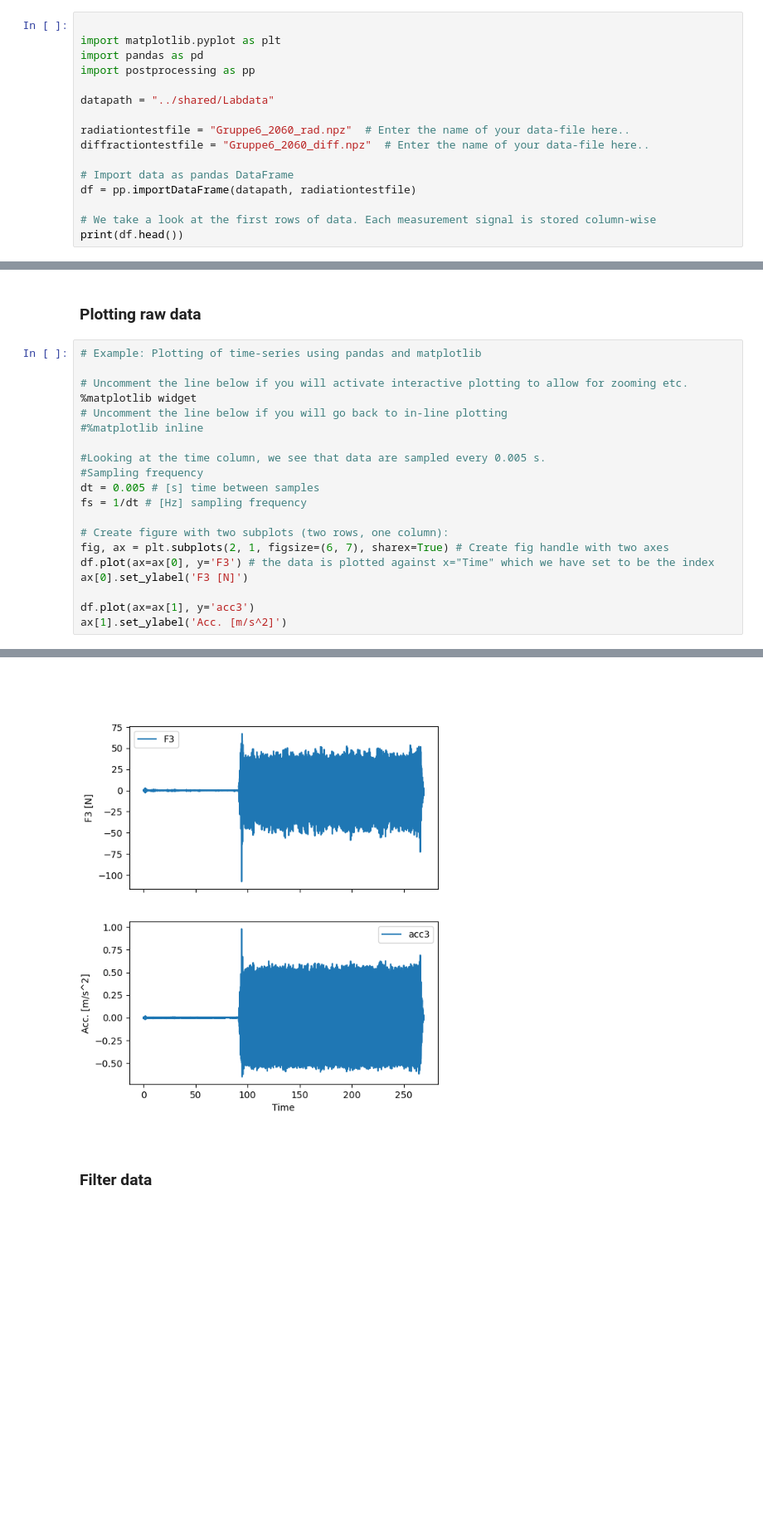
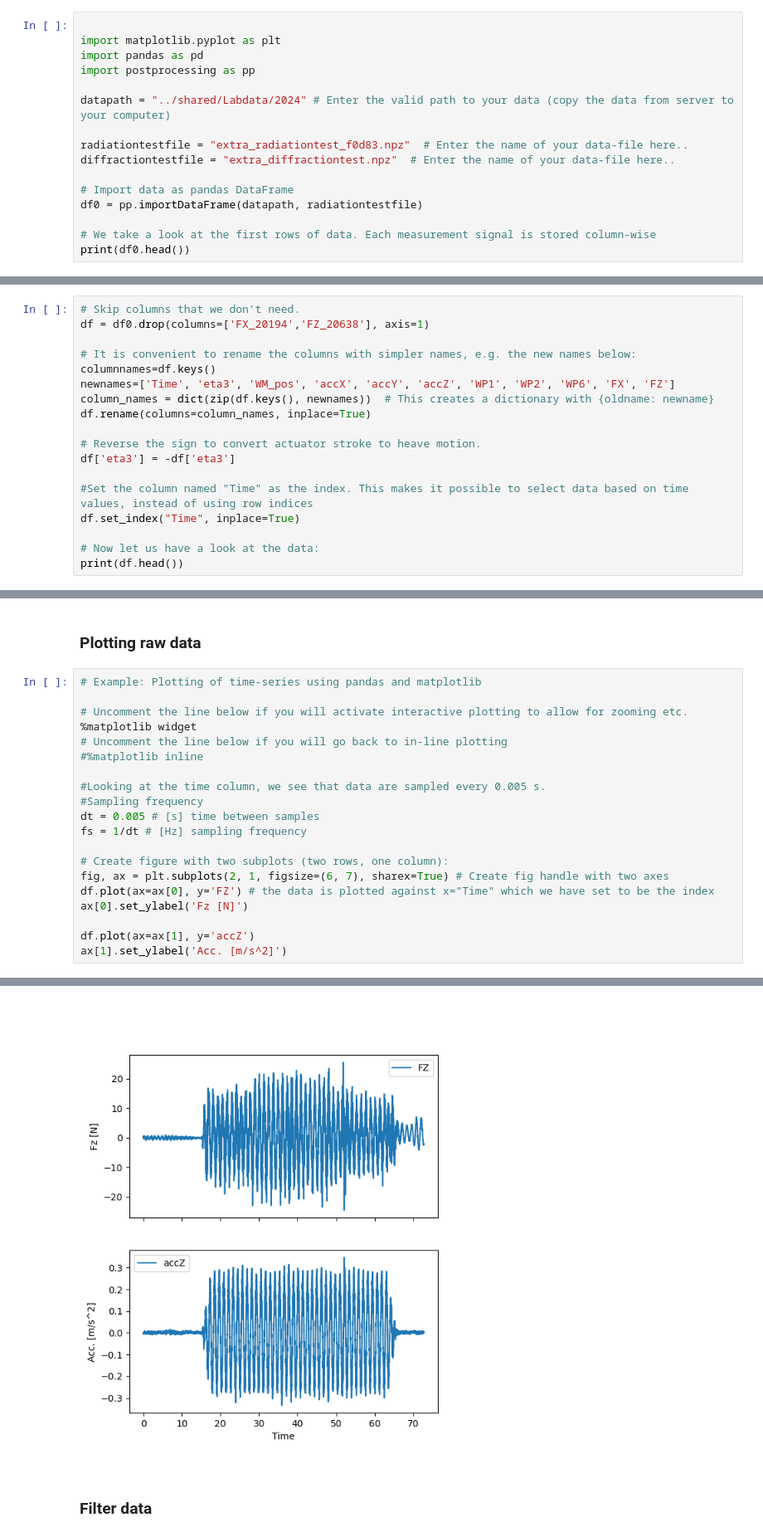
Before and after one commit to hydrodavid/tmr4247, a Jupyter notebook: lab_exercise-2024.ipynb, the cells around one changed output, grey strips where cells are left out. Shown at 83% size. Saved outputs shown, nothing was run; the diff lists cells and outputs as text; blank space fills up the shorter version.

```diff
--- a/lab_exercise-2024.ipynb
+++ b/lab_exercise-2024.ipynb
@@ -63,14 +63,14 @@ import matplotlib.pyplot as plt
 import pandas as pd
 import postprocessing as pp
 
-datapath = "../shared/Labdata"
+datapath = "../shared/Labdata/2024" # Enter the valid path to your data (copy the data from server to your computer)
 
-radiationtestfile = "Gruppe6_2060_rad.npz"  # Enter the name of your data-file here..
-diffractiontestfile = "Gruppe6_2060_diff.npz"  # Enter the name of your data-file here..
+radiationtestfile = "extra_radiationtest_f0d83.npz"  # Enter the name of your data-file here..
+diffractiontestfile = "extra_diffractiontest.npz"  # Enter the name of your data-file here..
 
 # Import data as pandas DataFrame
-df = pp.importDataFrame(datapath, radiationtestfile)
+df0 = pp.importDataFrame(datapath, radiationtestfile)
 
 # We take a look at the first rows of data. Each measurement signal is stored column-wise
-print(df.head())
+print(df0.head())
 # %% [output]
@@ -129,0 +99,18 @@ Time
+# %%
+# Skip columns that we don't need.
+df = df0.drop(columns=['FX_20194','FZ_20638'], axis=1)
+
+# It is convenient to rename the columns with simpler names, e.g. the new names below:
+columnnames=df.keys()
+newnames=['Time', 'eta3', 'WM_pos', 'accX', 'accY', 'accZ', 'WP1', 'WP2', 'WP6', 'FX', 'FZ']
+column_names = dict(zip(df.keys(), newnames))  # This creates a dictionary with {oldname: newname}
+df.rename(columns=column_names, inplace=True)
+
+# Reverse the sign to convert actuator stroke to heave motion.
+df['eta3'] = -df['eta3']
+
+#Set the column named "Time" as the index. This makes it possible to select data based on time values, instead of using row indices
+df.set_index("Time", inplace=True)
+
+# Now let us have a look at the data:
+print(df.head())
@@ -132,26 +135,26 @@ Time
 # %%
 # Example: Plotting of time-series using pandas and matplotlib
 
 # Uncomment the line below if you will activate interactive plotting to allow for zooming etc.
 %matplotlib widget
 # Uncomment the line below if you will go back to in-line plotting
 #%matplotlib inline
 
 #Looking at the time column, we see that data are sampled every 0.005 s.
 #Sampling frequency
 dt = 0.005 # [s] time between samples
 fs = 1/dt # [Hz] sampling frequency
 
 # Create figure with two subplots (two rows, one column):
 fig, ax = plt.subplots(2, 1, figsize=(6, 7), sharex=True) # Create fig handle with two axes
-df.plot(ax=ax[0], y='F3') # the data is plotted against x="Time" which we have set to be the index
-ax[0].set_ylabel('F3 [N]')
+df.plot(ax=ax[0], y='FZ') # the data is plotted against x="Time" which we have set to be the index
+ax[0].set_ylabel('Fz [N]')
 
-df.plot(ax=ax[1], y='acc3')
+df.plot(ax=ax[1], y='accZ')
 ax[1].set_ylabel('Acc. [m/s^2]')
 # %% [output]
 Text(0, 0.5, 'Acc. [m/s^2]')
-[figure, old version]
+[figure, new version]
 # %% [markdown]
 ### Filter data
 # %% [markdown]
```
Also changed, not shown: parts of 5 cells of this notebook.
